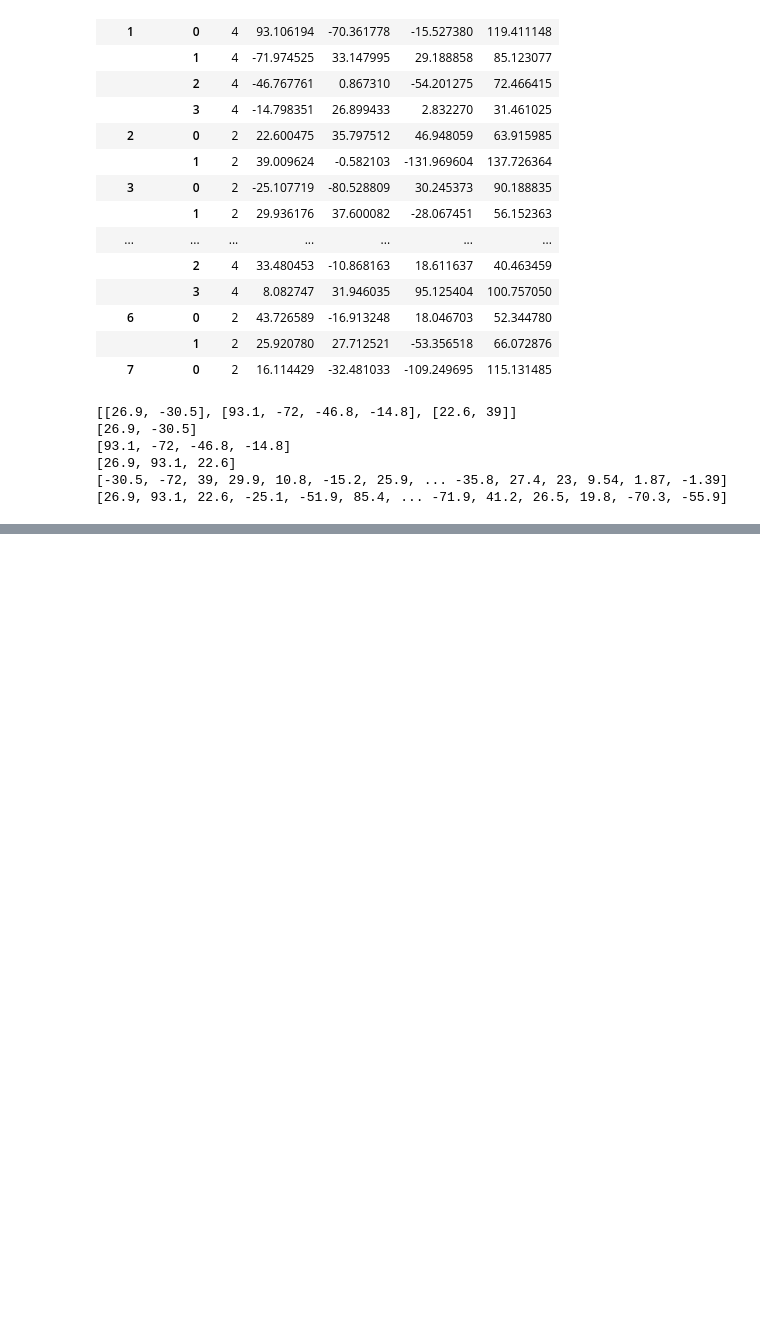
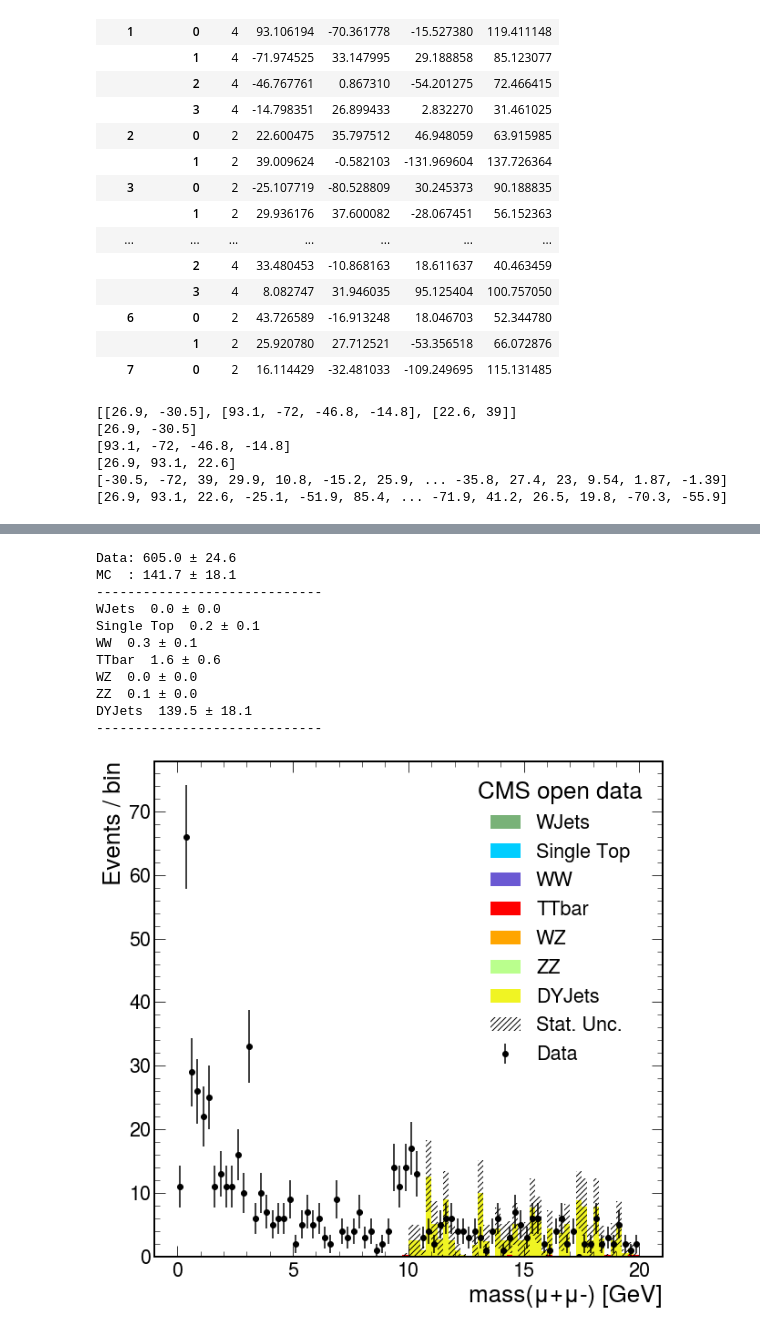
Before and after one commit to theofil/LazyHEPTutorial, a Jupyter notebook: code/python/LazyHEPTutorialColab.ipynb, the cells around one changed output, grey strips where cells are left out. Cells and saved outputs as stored; diff of their text form; code cells hidden in the pictures; blank space fills up the shorter version.

```diff
--- a/code/python/LazyHEPTutorialColab.ipynb
+++ b/code/python/LazyHEPTutorialColab.ipynb
@@ -451,7 +488,7 @@ for df in dfs:
 
     # apply selection
     print('applying selection in %s'%label)
-    selection = (df.NMuon == 2)
+    selection = (df.NMuon == 2) & (df.triggerIsoMu24 == 1)
     df  = df[ selection ]   # selection
 
     # attach back label, color attributes to the new data frame
@@ -496,0 +534,16 @@ DYJets  19218.2 ± 103.2
+# %%
+# low mass resonances not simulated in MC
+makePlot(sel3_dfs, xmin = 0, xmax = 20, step_size=0.25, var='mumu_M', ylog = False, saveFig = False, xlabel = 'mass(μ+μ-) [GeV]', printOut=False)
+# %% [output]
+Data: 605.0 ± 24.6
+MC  : 141.7 ± 18.1
+-----------------------------
+WJets  0.0 ± 0.0
+Single Top  0.2 ± 0.1
+WW  0.3 ± 0.1
+TTbar  1.6 ± 0.6
+WZ  0.0 ± 0.0
+ZZ  0.1 ± 0.0
+DYJets  139.5 ± 18.1
+-----------------------------
+[figure, added]
```
Also changed, not shown: parts of 12 cells of this notebook.
